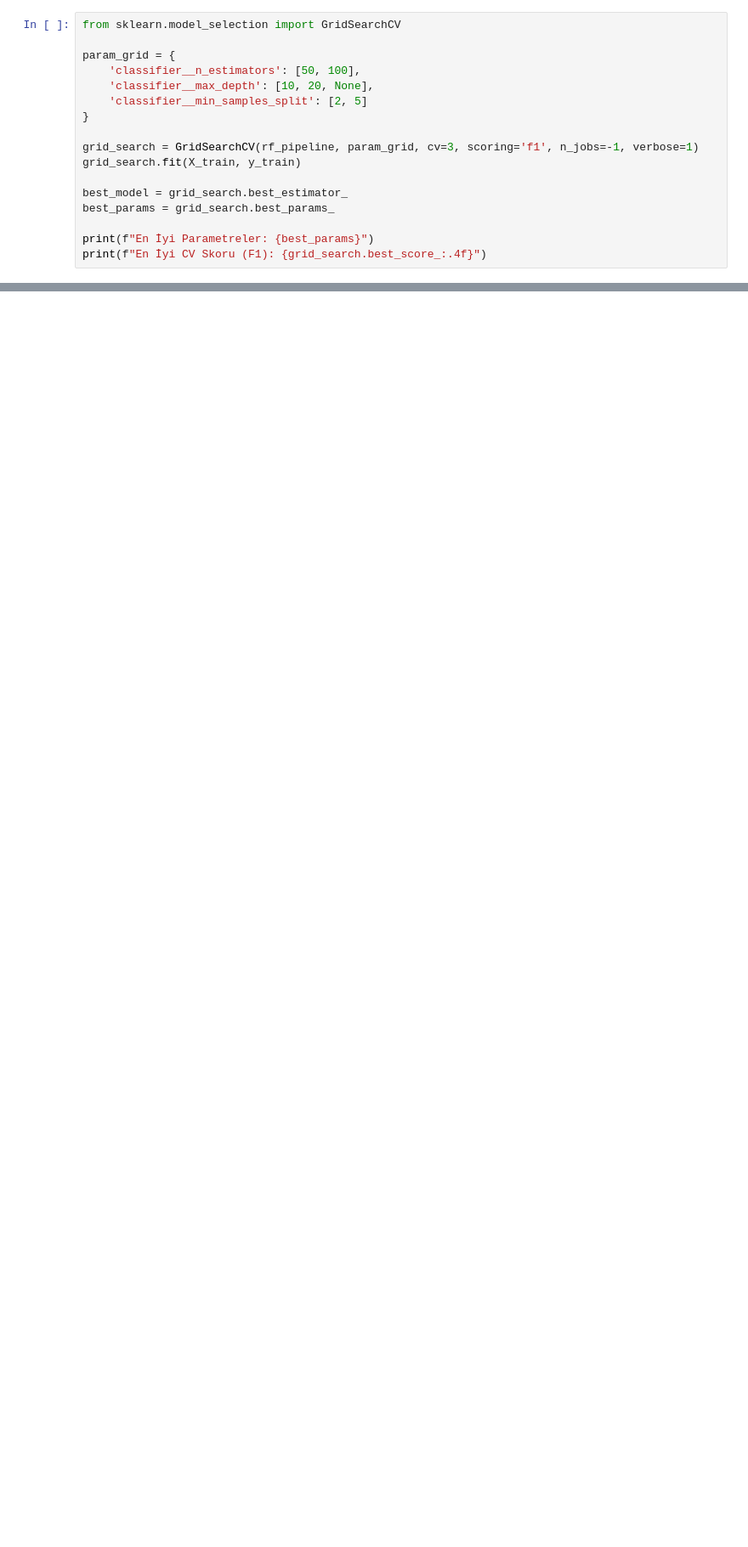
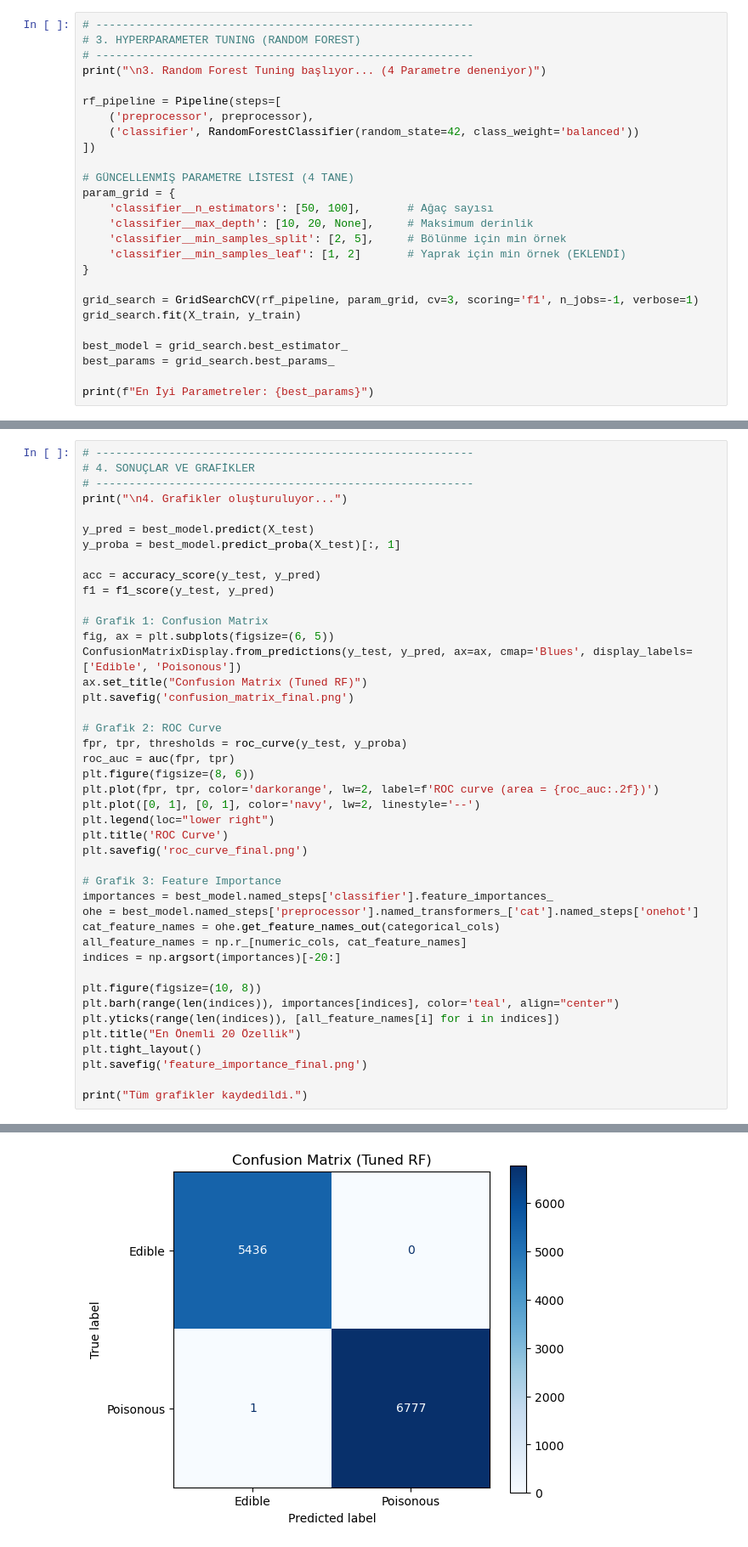
Before and after one commit to yusuferenaykurtt/ML_Final, a Jupyter notebook: notebook/mushroom_classification.ipynb, the cells around one changed output, grey strips where cells are left out. Shown at 85% size. Cells and saved outputs as stored; diff of their text form; blank space fills up the shorter version.

```diff
--- a/notebook/mushroom_classification.ipynb
+++ b/notebook/mushroom_classification.ipynb
@@ -257,10 +74,20 @@ Hyperparameter Tuning Başlıyor... (Tüm sütunlarla)
 # %%
-from sklearn.model_selection import GridSearchCV
+# ---------------------------------------------------------
+# 3. HYPERPARAMETER TUNING (RANDOM FOREST)
+# ---------------------------------------------------------
+print("\n3. Random Forest Tuning başlıyor... (4 Parametre deneniyor)")
 
+rf_pipeline = Pipeline(steps=[
+    ('preprocessor', preprocessor),
+    ('classifier', RandomForestClassifier(random_state=42, class_weight='balanced'))
+])
+
+# GÜNCELLENMİŞ PARAMETRE LİSTESİ (4 TANE)
 param_grid = {
-    'classifier__n_estimators': [50, 100],
-    'classifier__max_depth': [10, 20, None],
-    'classifier__min_samples_split': [2, 5]
+    'classifier__n_estimators': [50, 100],       # Ağaç sayısı
+    'classifier__max_depth': [10, 20, None],     # Maksimum derinlik
+    'classifier__min_samples_split': [2, 5],     # Bölünme için min örnek
+    'classifier__min_samples_leaf': [1, 2]       # Yaprak için min örnek (EKLENDİ)
 }
 
 grid_search = GridSearchCV(rf_pipeline, param_grid, cv=3, scoring='f1', n_jobs=-1, verbose=1)
@@ -270,5 +97,4 @@ best_model = grid_search.best_estimator_
 best_params = grid_search.best_params_
 
 print(f"En İyi Parametreler: {best_params}")
-print(f"En İyi CV Skoru (F1): {grid_search.best_score_:.4f}")
 # %% [output]
@@ -317,0 +104,44 @@ plt.savefig('roc_curve_final.png')
+# %%
+# ---------------------------------------------------------
+# 4. SONUÇLAR VE GRAFİKLER
+# ---------------------------------------------------------
+print("\n4. Grafikler oluşturuluyor...")
+
+y_pred = best_model.predict(X_test)
+y_proba = best_model.predict_proba(X_test)[:, 1]
+
+acc = accuracy_score(y_test, y_pred)
+f1 = f1_score(y_test, y_pred)
+
+# Grafik 1: Confusion Matrix
+fig, ax = plt.subplots(figsize=(6, 5))
+ConfusionMatrixDisplay.from_predictions(y_test, y_pred, ax=ax, cmap='Blues', display_labels=['Edible', 'Poisonous'])
+ax.set_title("Confusion Matrix (Tuned RF)")
+plt.savefig('confusion_matrix_final.png')
+
+# Grafik 2: ROC Curve
+fpr, tpr, thresholds = roc_curve(y_test, y_proba)
+roc_auc = auc(fpr, tpr)
+plt.figure(figsize=(8, 6))
+plt.plot(fpr, tpr, color='darkorange', lw=2, label=f'ROC curve (area = {roc_auc:.2f})')
+plt.plot([0, 1], [0, 1], color='navy', lw=2, linestyle='--')
+plt.legend(loc="lower right")
+plt.title('ROC Curve')
+plt.savefig('roc_curve_final.png')
+
+# Grafik 3: Feature Importance
+importances = best_model.named_steps['classifier'].feature_importances_
+ohe = best_model.named_steps['preprocessor'].named_transformers_['cat'].named_steps['onehot']
+cat_feature_names = ohe.get_feature_names_out(categorical_cols)
+all_feature_names = np.r_[numeric_cols, cat_feature_names]
+indices = np.argsort(importances)[-20:]
+
+plt.figure(figsize=(10, 8))
+plt.barh(range(len(indices)), importances[indices], color='teal', align="center")
+plt.yticks(range(len(indices)), [all_feature_names[i] for i in indices])
+plt.title("En Önemli 20 Özellik")
+plt.tight_layout()
+plt.savefig('feature_importance_final.png')
+
+print("Tüm grafikler kaydedildi.")
+# %% [output]
@@ -317,0 +150 @@ plt.savefig('roc_curve_final.png')
+[figure, added]
```
Also changed, not shown: parts of 22 cells of this notebook, 3 other files.
